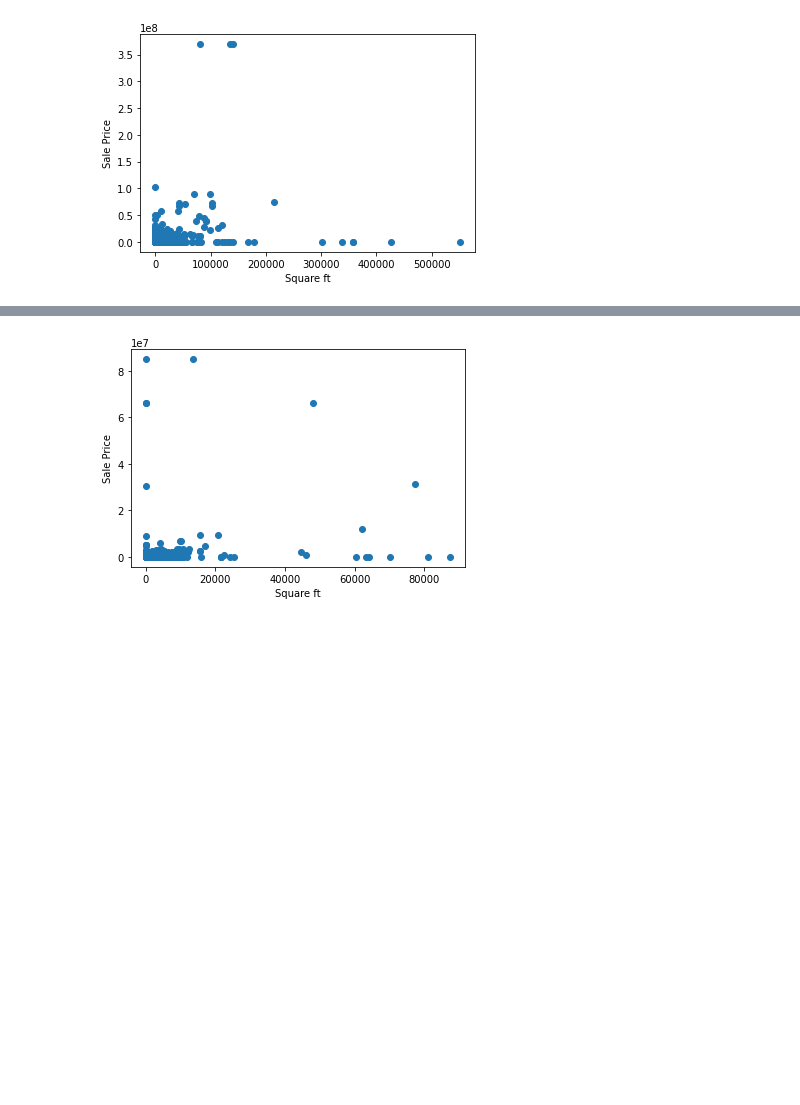
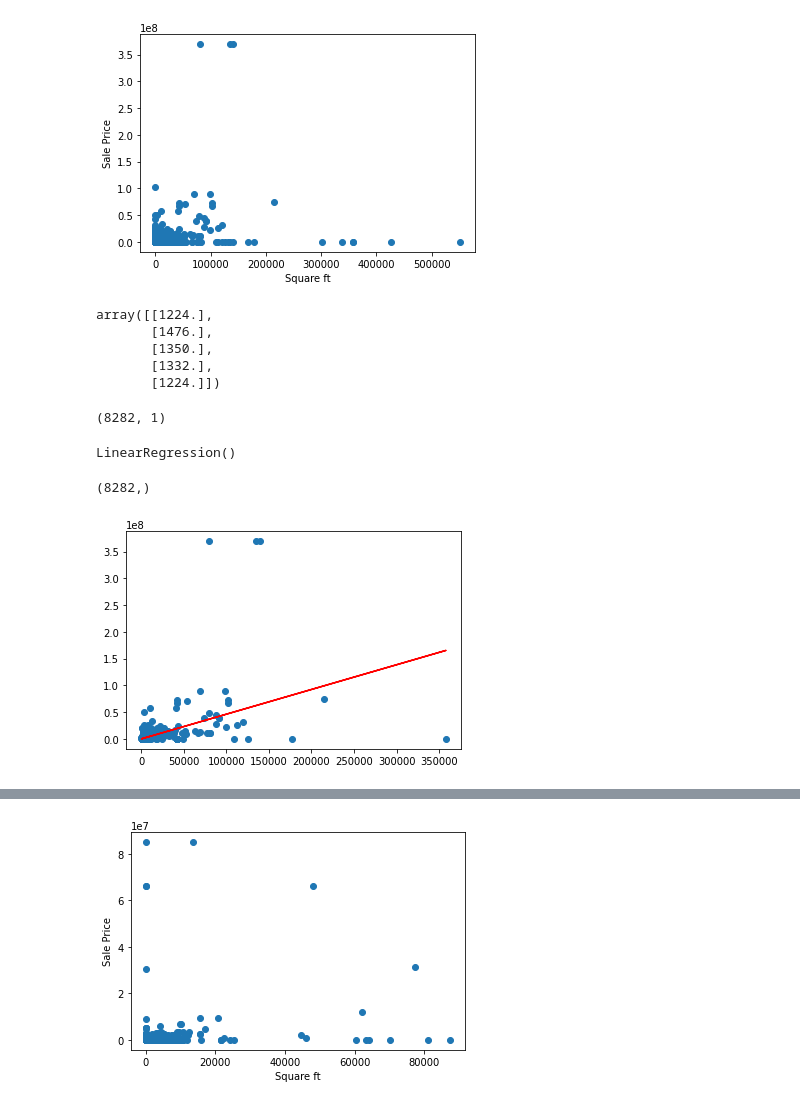
Before and after one commit to mstegmuller/Group_10_Project, a Jupyter notebook: Deliverable2.1_Machine_Learning.ipynb, the cells around one changed output, grey strips where cells are left out. Cells and saved outputs as stored; diff of their text form; code cells hidden in the pictures; blank space fills up the shorter version.

```diff
--- a/Deliverable2.1_Machine_Learning.ipynb
+++ b/Deliverable2.1_Machine_Learning.ipynb
@@ -191,6 +268,39 @@ plt.ylabel('Sale Price')
 plt.show()
 # %% [output]
 [figure]
+# %%
+X = dfGross_SQ_Ft4.GROSS_SQ_FT.values.reshape(-1, 1)
+# %%
+X[:5]
+# %% [output]
+array([[1224.],
+       [1476.],
+       [1350.],
+       [1332.],
+       [1224.]])
+# %%
+X.shape
+# %% [output]
+(8282, 1)
+# %%
+y = dfGross_SQ_Ft4.SALE_PRICE
+# %%
+model = LinearRegression()
+# %%
+model.fit(X, y)
+# %% [output]
+LinearRegression()
+# %%
+y_pred = model.predict(X)
+print(y_pred.shape)
+# %% [output]
+(8282,)
+# %%
+plt.scatter(X, y)
+plt.plot(X, y_pred, color='red')
+plt.show()
+# %% [output]
+[figure, added]
 # %%
 df5 = pd.read_csv(Path('Resources/staten_island_annual_sales20.csv'))
 df5.head()
```
Also changed, not shown: parts of 30 cells of this notebook.
